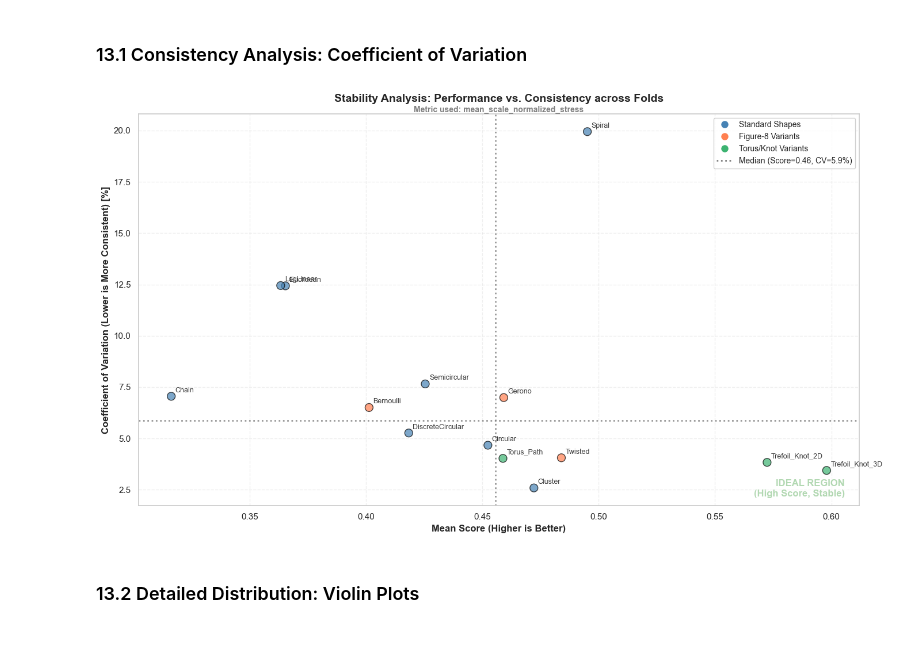
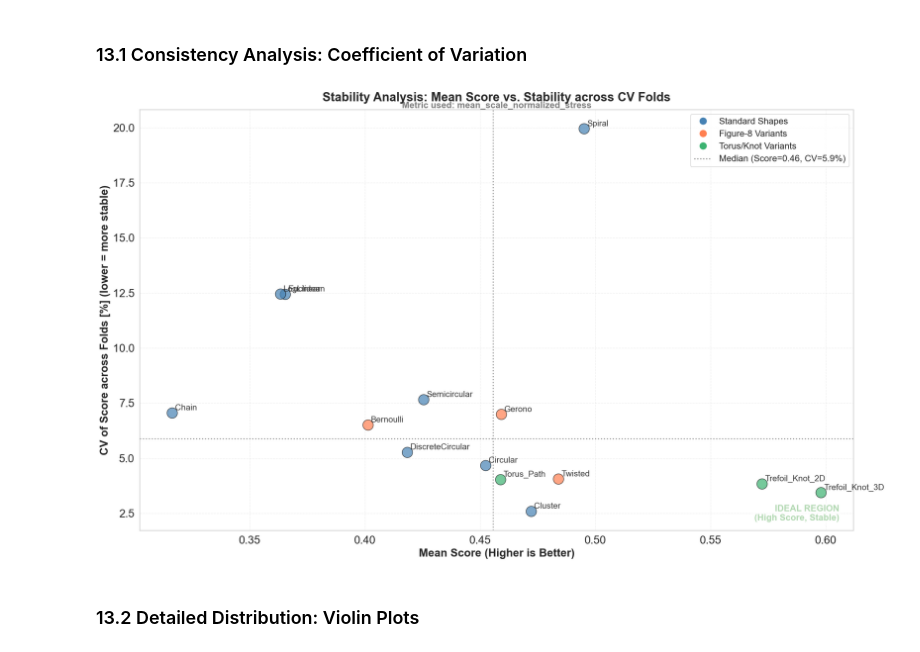
Before and after one commit to UKPLab/supervised-multidimensional-scaling, a Jupyter notebook: demos/hour_experiment.ipynb, the cells around one changed output. Saved outputs shown, nothing was run; the diff lists cells and outputs as text; code cells hidden in the pictures.

```diff
--- a/demos/hour_experiment.ipynb
+++ b/demos/hour_experiment.ipynb
@@ -1124,11 +1118,11 @@ else:
     agg_all["Type"] = agg_all["Config"].apply(get_type)
 
     # --- PLOTTING ---
-    fig, ax = plt.subplots(figsize=(14, 8))
+    fig, ax = plt.subplots(figsize=(20, 12))
 
     color_map = {"Standard": "steelblue", "Figure-8": "coral", "Torus": "mediumseagreen"}
     colors = [color_map[t] for t in agg_all["Type"]]
-    sizes = 100
+    sizes = 350
 
     scatter = ax.scatter(
         agg_all["Mean_Score"], agg_all["CV"], s=sizes, c=colors, alpha=0.7, edgecolors="black", linewidths=1.0
@@ -1140,7 +1134,7 @@ else:
             (row["Mean_Score"], row["CV"]),
             xytext=(5, 5),
             textcoords="offset points",
-            fontsize=9,
+            fontsize=14,
             alpha=0.9,
         )
 
@@ -1150,9 +1144,9 @@ else:
     ax.axvline(x=median_score, color="gray", linestyle=":", linewidth=2, alpha=0.8)
     ax.axhline(y=median_cv, color="gray", linestyle=":", linewidth=2, alpha=0.8)
 
-    ax.set_xlabel("Mean Score (Higher is Better)", fontsize=12, fontweight="bold")
-    ax.set_ylabel("Coefficient of Variation (Lower is More Consistent) [%]", fontsize=12, fontweight="bold")
-    ax.set_title("Stability Analysis: Performance vs. Consistency across Folds", fontsize=14, fontweight="bold", pad=15)
+    ax.set_xlabel("Mean Score (Higher is Better)", fontsize=20, fontweight="bold")
+    ax.set_ylabel("CV of Score across Folds [%] (lower = more stable)", fontsize=20, fontweight="bold")
+    ax.set_title("Stability Analysis: Mean Score vs. Coefficient of Variation across CV Folds", fontsize=18, fontweight="bold", pad=15)
     ax.text(
         0.5,
         1,
@@ -1160,7 +1154,7 @@ else:
         transform=ax.transAxes,
         ha="center",
         va="bottom",
-        fontsize=10,
+        fontsize=12,
         fontweight="bold",
         color="gray",
     )
@@ -1175,38 +1169,39 @@ else:
         alpha=0.3,
         fontsize=12,
         fontweight="bold",
         bbox=dict(facecolor="white", alpha=0.5, edgecolor="none"),
     )
 
+    ax.tick_params(axis="both", labelsize=20)
     ax.grid(True, alpha=0.3, linestyle="--")
 
     legend_elements = [
-        Line2D([0], [0], marker="o", color="w", markerfacecolor="steelblue", markersize=10, label="Standard Shapes"),
-        Line2D([0], [0], marker="o", color="w", markerfacecolor="coral", markersize=10, label="Figure-8 Variants"),
+        Line2D([0], [0], marker="o", color="w", markerfacecolor="steelblue", markersize=14, label="Standard Shapes"),
+        Line2D([0], [0], marker="o", color="w", markerfacecolor="coral", markersize=14, label="Figure-8 Variants"),
         Line2D(
             [0],
             [0],
             marker="o",
             color="w",
             markerfacecolor="mediumseagreen",
-            markersize=10,
+            markersize=14,
             label="Torus/Knot Variants",
         ),
         Line2D(
             [0],
             [0],
             color="gray",
             linestyle=":",
             linewidth=2,
             label=f"Median (Score={median_score:.2f}, CV={median_cv:.1f}%)",
         ),
     ]
-    ax.legend(handles=legend_elements, fontsize=10, loc="best", frameon=True, framealpha=0.9)
+    ax.legend(handles=legend_elements, fontsize=16, loc="best", frameon=True, framealpha=0.9)
 
     plt.tight_layout()
     plt.show()
 # %% [output]
-[figure, old version]
+[figure, new version]
 # %% [markdown]
 ### 13.2 Detailed Distribution: Violin Plots
 # %%
```
Also changed, not shown: parts of 4 cells of this notebook, 3 other files.
